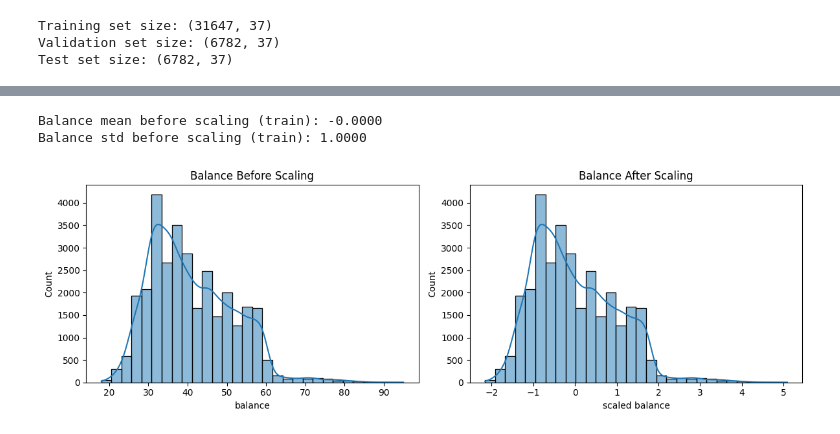
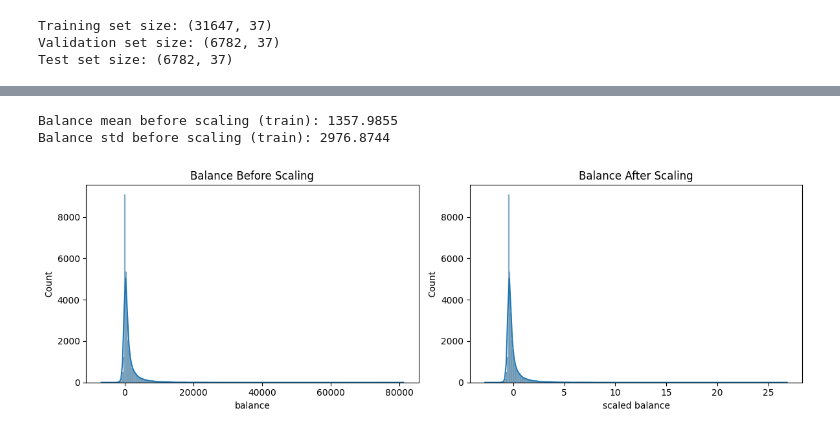
Before and after one commit to Charliemei1112/4995HW2, a Jupyter notebook: 4995_hw2.ipynb, the cells around one changed output, grey strips where cells are left out. Drawn from its saved outputs; the diff is of its cells as text; code cells hidden in the pictures.

Commit message:
training done

```diff
--- a/4995_hw2.ipynb
+++ b/4995_hw2.ipynb
@@ -512,27 +508,27 @@ Age std after scaling (train): 1.0000
 # %%
 # 2. Balance Standardization
 train_balance_before_scaling = train_df['balance'].copy()
 print(f"Balance mean before scaling (train): {train_balance_before_scaling.mean():.4f}")
 print(f"Balance std before scaling (train): {train_balance_before_scaling.std():.4f}")
 
 fig, axes = plt.subplots(1, 2, figsize=(12, 4))
-sns.histplot(train_age_before_scaling, bins=30, kde=True, ax=axes[0])
+sns.histplot(train_balance_before_scaling, bins=300, kde=True, ax=axes[0])
 axes[0].set_title('Balance Before Scaling')
 axes[0].set_xlabel('balance')
 
 # Apply standardization using training-set statistics only.
 balance_scaler = StandardScaler()
-train_df[['balance']]= balance_scaler.fit_transform(train_df[['age']])
-val_df[['balance']] = balance_scaler.transform(val_df[['age']])
-test_df[['balance']] = balance_scaler.transform(test_df[['age']])
+train_df[['balance']]= balance_scaler.fit_transform(train_df[['balance']])
+val_df[['balance']] = balance_scaler.transform(val_df[['balance']])
+test_df[['balance']] = balance_scaler.transform(test_df[['balance']])
 
-sns.histplot(train_df['balance'], bins=30, kde=True, ax=axes[1])
+sns.histplot(train_df['balance'], bins=300, kde=True, ax=axes[1])
 axes[1].set_title('Balance After Scaling')
 axes[1].set_xlabel('scaled balance')
 
 plt.tight_layout()
 plt.show()
 # %% [output]
-Balance mean before scaling (train): -0.0000
-Balance std before scaling (train): 1.0000
+Balance mean before scaling (train): 1357.9855
+Balance std before scaling (train): 2976.8744
-[figure, old version]
+[figure, new version]
```
Also changed, not shown: parts of 24 cells of this notebook.
